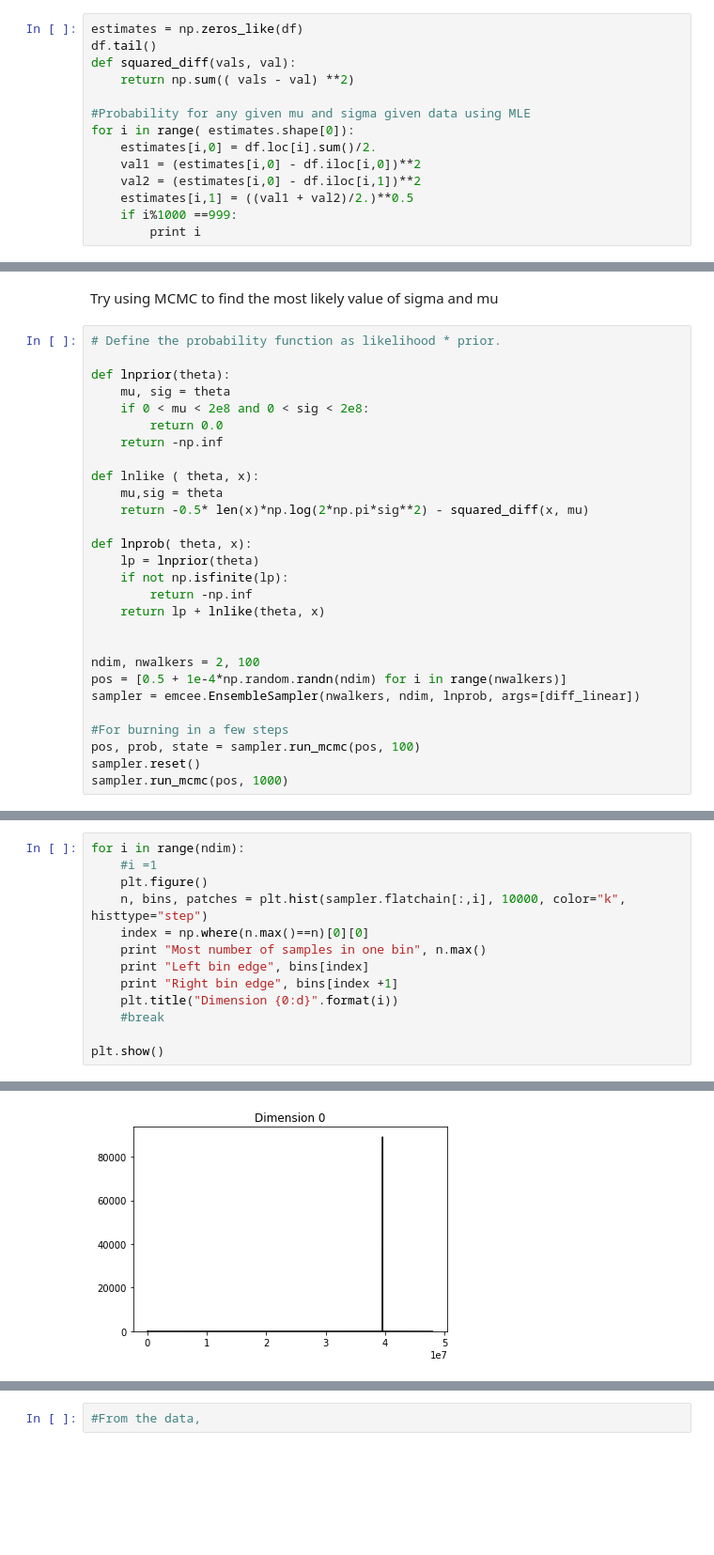
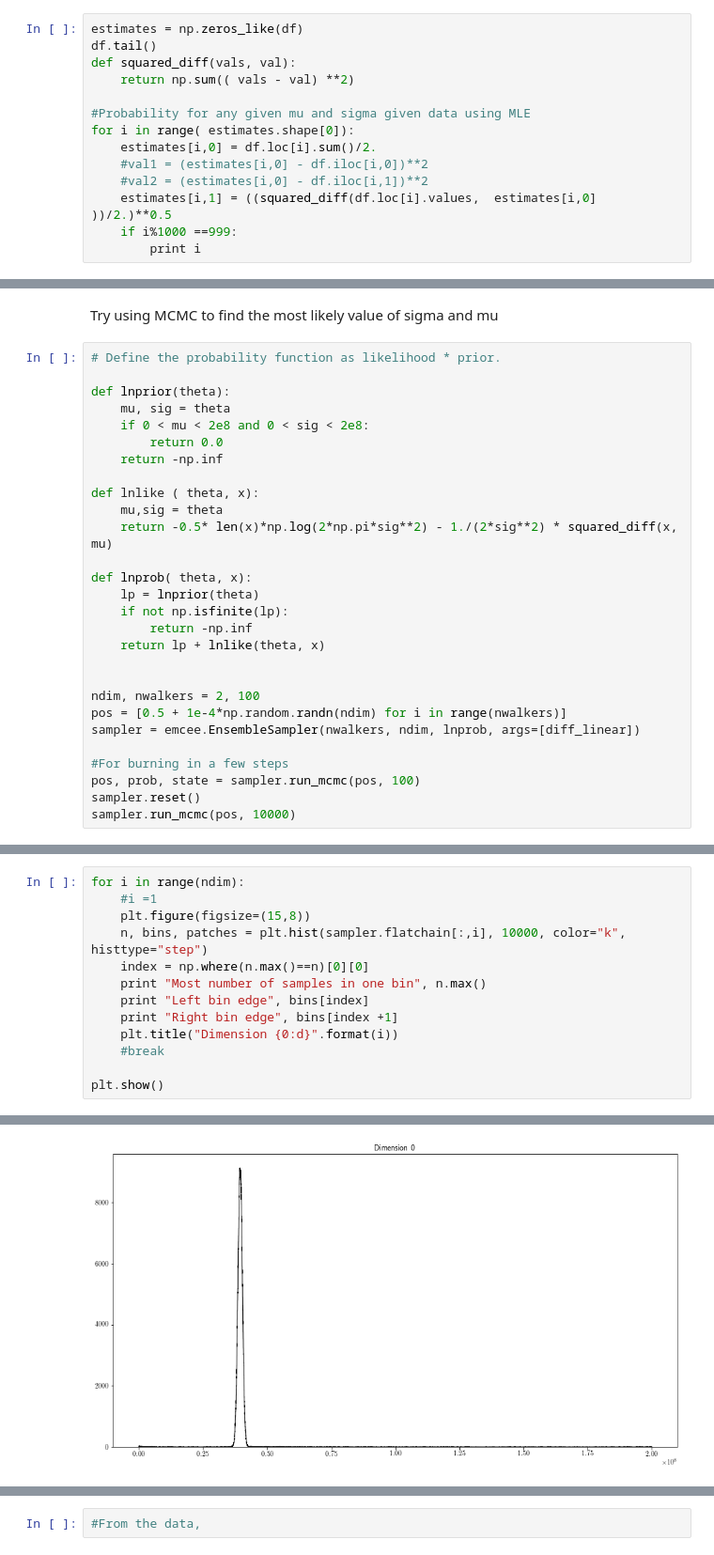
Before and after one commit to dtamayo/MLstability, a Jupyter notebook: Analysis/MCMC.ipynb, the cells around one changed output, grey strips where cells are left out. Shown at 94% size. Cells and saved outputs as stored; diff of their text form; blank space fills up the shorter version.

Commit message:
Added more probability graphs

```diff
--- a/Analysis/MCMC.ipynb
+++ b/Analysis/MCMC.ipynb
@@ -232,9 +281,9 @@ def squared_diff(vals, val):
 #Probability for any given mu and sigma given data using MLE
 for i in range( estimates.shape[0]):
     estimates[i,0] = df.loc[i].sum()/2.
-    val1 = (estimates[i,0] - df.iloc[i,0])**2
-    val2 = (estimates[i,0] - df.iloc[i,1])**2
-    estimates[i,1] = ((val1 + val2)/2.)**0.5
+    #val1 = (estimates[i,0] - df.iloc[i,0])**2
+    #val2 = (estimates[i,0] - df.iloc[i,1])**2
+    estimates[i,1] = ((squared_diff(df.loc[i].values,  estimates[i,0] ))/2.)**0.5
     if i%1000 ==999:
         print i
 # %% [output]
@@ -284,7 +333,7 @@ def lnprior(theta):
 
 def lnlike ( theta, x):
     mu,sig = theta
-    return -0.5* len(x)*np.log(2*np.pi*sig**2) - squared_diff(x, mu)
+    return -0.5* len(x)*np.log(2*np.pi*sig**2) - 1./(2*sig**2) * squared_diff(x, mu)
 
 def lnprob( theta, x):
     lp = lnprior(theta)
@@ -300,5 +349,5 @@ sampler = emcee.EnsembleSampler(nwalkers, ndim, lnprob, args=[diff_linear])
 #For burning in a few steps
 pos, prob, state = sampler.run_mcmc(pos, 100)
 sampler.reset()
-sampler.run_mcmc(pos, 1000)
+sampler.run_mcmc(pos, 10000)
 # %% [output]
@@ -342,7 +438,7 @@ plt.show()
 # %%
 for i in range(ndim):
     #i =1
-    plt.figure()
+    plt.figure(figsize=(15,8))
     n, bins, patches = plt.hist(sampler.flatchain[:,i], 10000, color="k", histtype="step")
     index = np.where(n.max()==n)[0][0]
     print "Most number of samples in one bin", n.max()
@@ -362 +458 @@ Right bin edge 19971.7804926
-[figure, old version]
+[figure, new version]
```
Also changed, not shown: parts of 12 cells of this notebook.
